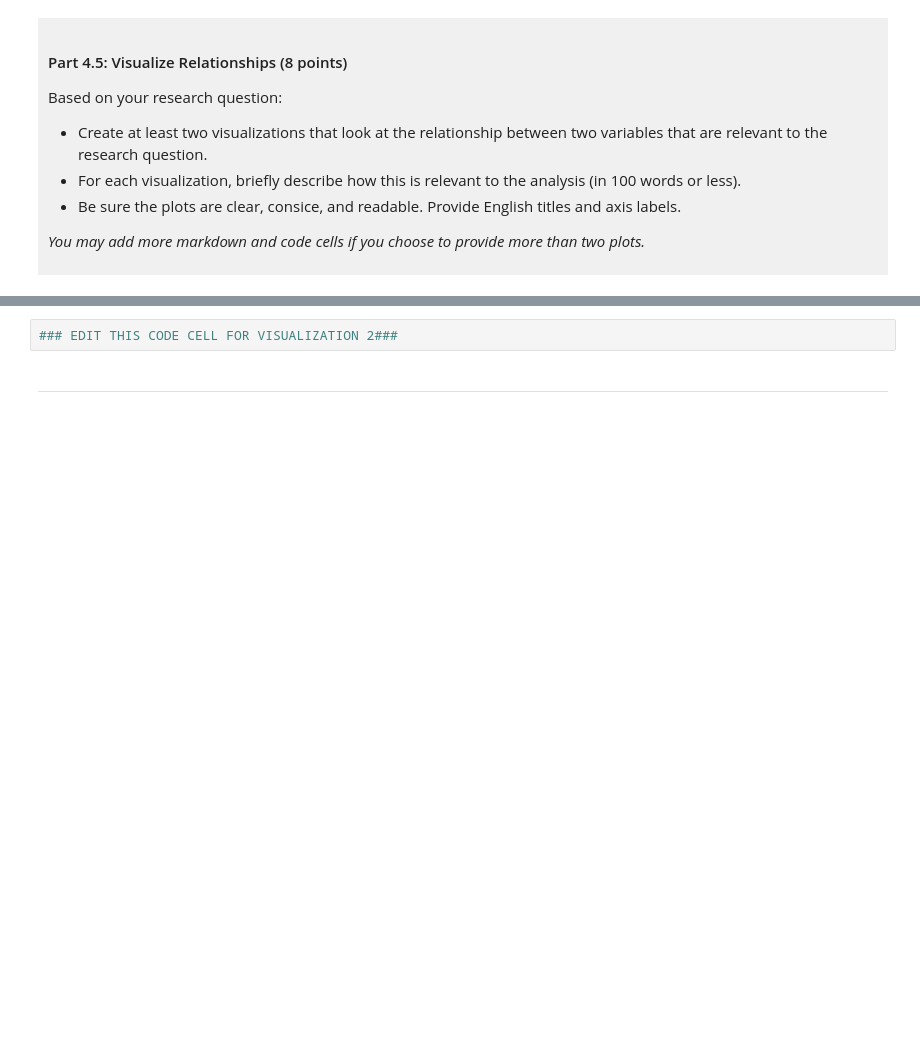
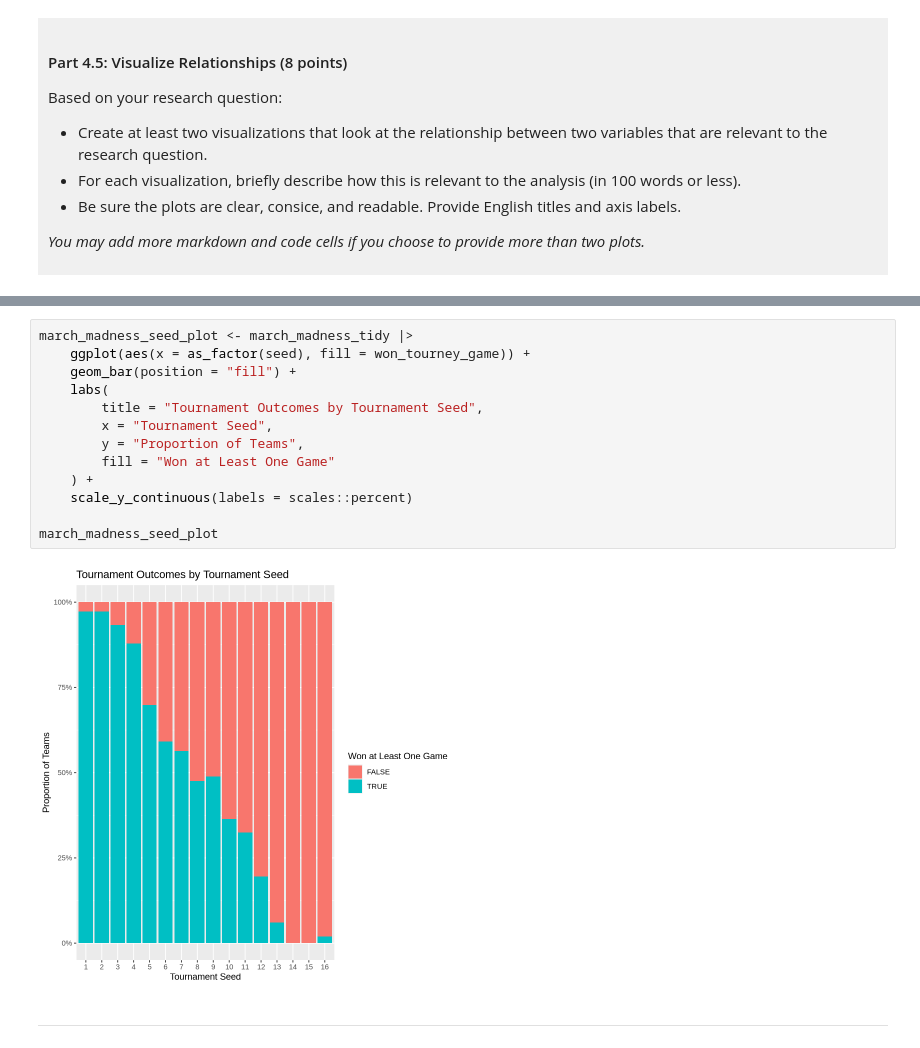
Before and after one commit to mattjmoon13-png/Matthew_Moon_DSCI100_Project, a Jupyter notebook: dsci-100-project-notebook.ipynb, the cells around one changed output, grey strips where cells are left out. Cells and saved outputs as stored; diff of their text form; blank space fills up the shorter version.

```diff
--- a/dsci-100-project-notebook.ipynb
+++ b/dsci-100-project-notebook.ipynb
@@ -331,5 +394,18 @@ Visualization 2: %%% EDIT THIS MARKDOWN CELL%%%
 # %%
-### EDIT THIS CODE CELL FOR VISUALIZATION 2###
+march_madness_seed_plot <- march_madness_tidy |>
+    ggplot(aes(x = as_factor(seed), fill = won_tourney_game)) +
+    geom_bar(position = "fill") +
+    labs(
+        title = "Tournament Outcomes by Tournament Seed",
+        x = "Tournament Seed",
+        y = "Proportion of Teams",
+        fill = "Won at Least One Game"
+    ) +
+    scale_y_continuous(labels = scales::percent)
+
+march_madness_seed_plot
+# %% [output]
+[figure, added]
 # %% [markdown]
 ------
 # %% [markdown]
```
Also changed, not shown: parts of 11 cells of this notebook.
